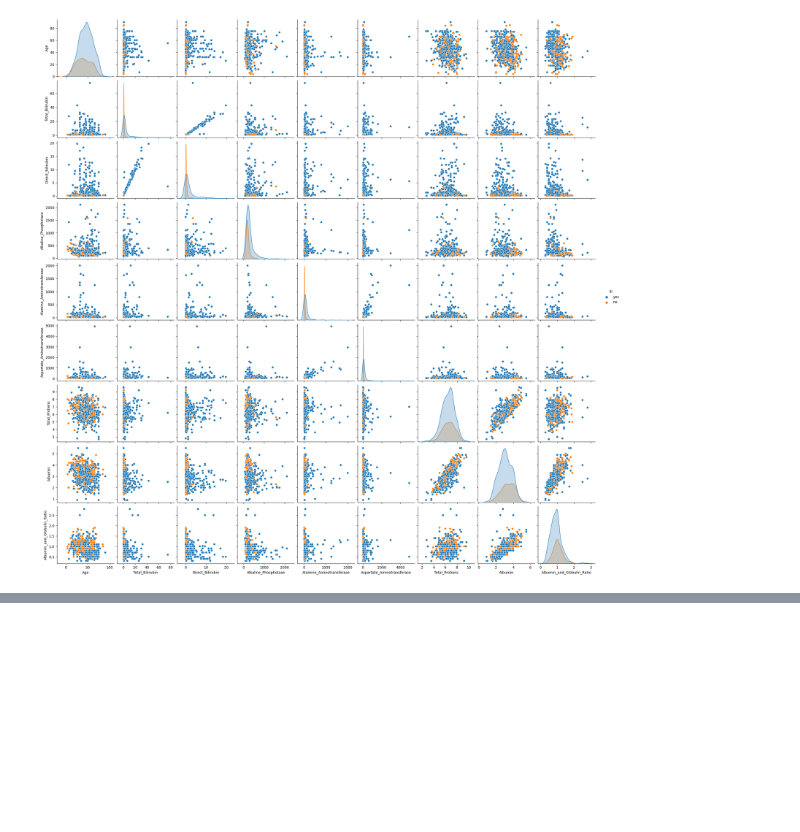
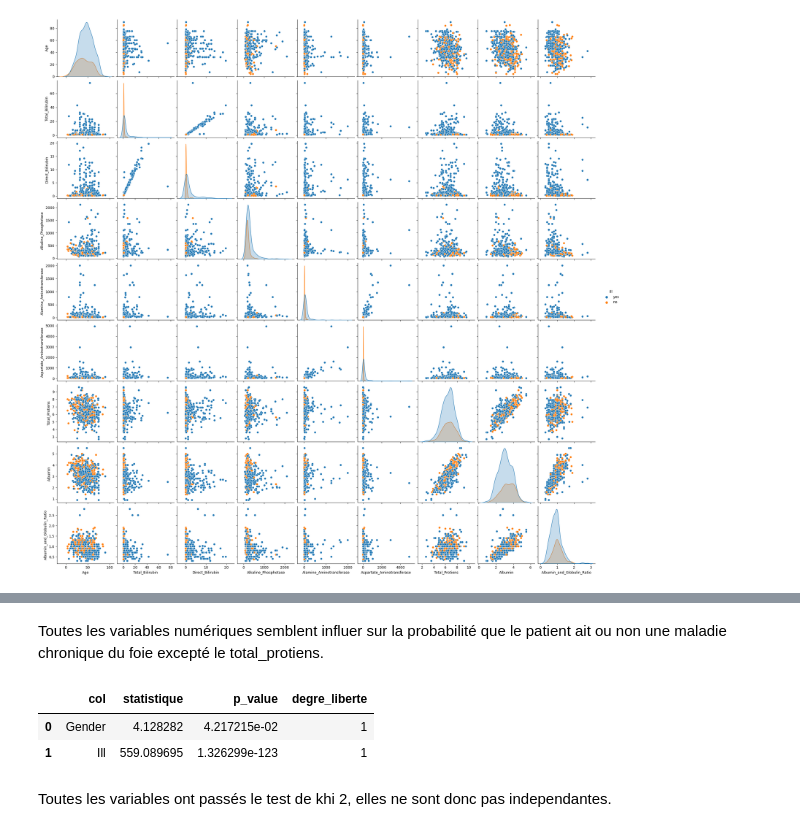
Before and after one commit to gdutr/gdutr.github.io, a Jupyter notebook: Etude_maladie_foie.ipynb, the cells around one changed output, grey strips where cells are left out. Drawn from its saved outputs; the diff is of its cells as text; code cells hidden in the pictures; blank space fills up the shorter version.

```diff
--- a/Etude_maladie_foie.ipynb
+++ b/Etude_maladie_foie.ipynb
@@ -405,0 +432,24 @@ sns.heatmap(df_foie.notna())
+# %% [markdown]
+Toutes les variables numériques semblent influer sur la probabilité que le patient ait ou non une maladie chronique du foie excepté le total_protiens.
+# %%
+#Test chi2 pour détecter quelles variables influent sur la probabilité que le patient soit atteint de la maladie
+from scipy.stats import chi2_contingency
+
+results = []
+
+for col in cat_df:
+    table = pd.crosstab(df_foie[col], df_foie['Ill'])
+    test = chi2_contingency(table)
+    statistique = test[0]
+    p_value = test[1]
+    degre_liberte = test[2]
+    results.append((col, statistique, p_value, degre_liberte))
+
+df_chi2 = pd.DataFrame(results, columns=['col', 'statistique', 'p_value', 'degre_liberte'])
+df_chi2
+# %% [output]
+|  | col | statistique | p_value | degre_liberte |
+| 0 | Gender | 4.128282 | 4.217215e-02 | 1 |
+| 1 | Ill | 559.089695 | 1.326299e-123 | 1 |
+# %% [markdown]
+Toutes les variables ont passés le test de khi 2, elles ne sont donc pas independantes.
```
Also changed, not shown: parts of 41 cells of this notebook.
